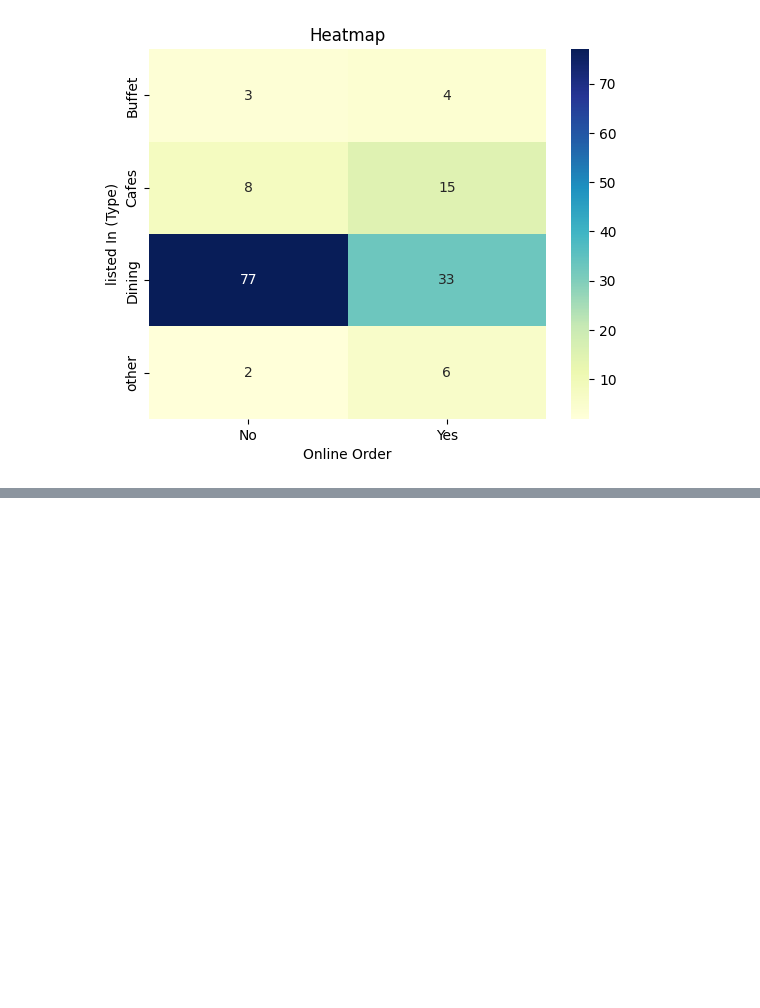
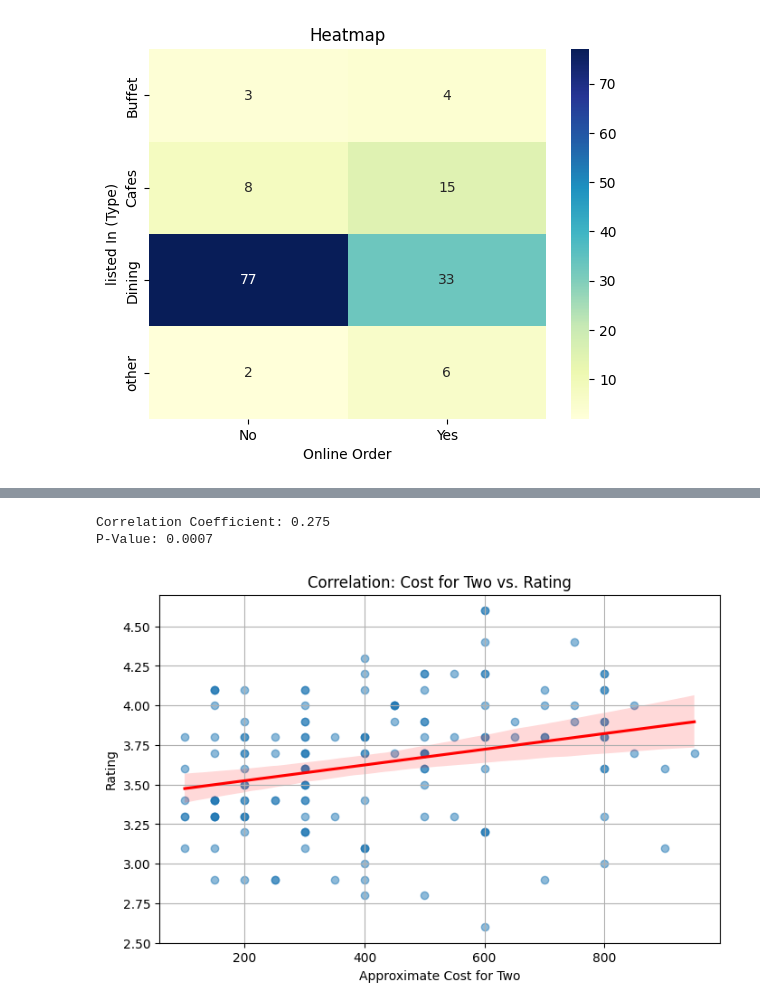
Before and after one commit to Paromita2002/Zomato-Data-Analysis, a Jupyter notebook: zomato.ipynb, the cells around one changed output, grey strips where cells are left out. Drawn from its saved outputs; the diff is of its cells as text; code cells hidden in the pictures; blank space fills up the shorter version.

```diff
--- a/zomato.ipynb
+++ b/zomato.ipynb
@@ -168,0 +236,25 @@ plt.show()
+# %%
+# Clean the data
+df_corr = dataframe[['rate', 'approx_cost(for two people)']].dropna()
+
+# Convert cost column to numeric if needed (remove commas or strings)
+df_corr['approx_cost(for two people)'] = df_corr['approx_cost(for two people)'].replace(',', '', regex=True).astype(float)
+
+# Pearson correlation
+corr, p_value = pearsonr(df_corr['rate'], df_corr['approx_cost(for two people)'])
+
+print("Correlation Coefficient:", round(corr, 3))
+print("P-Value:", round(p_value, 4))
+
+# Scatter plot with regression line
+plt.figure(figsize=(8, 5))
+sns.regplot(x='approx_cost(for two people)', y='rate', data=df_corr, scatter_kws={'alpha':0.5}, line_kws={"color": "red"})
+plt.title('Correlation: Cost for Two vs. Rating')
+plt.xlabel('Approximate Cost for Two')
+plt.ylabel('Rating')
+plt.grid(True)
+plt.show()
+# %% [output]
+Correlation Coefficient: 0.275
+P-Value: 0.0007
+[figure, added]
```
Also changed, not shown: parts of 6 cells of this notebook.
